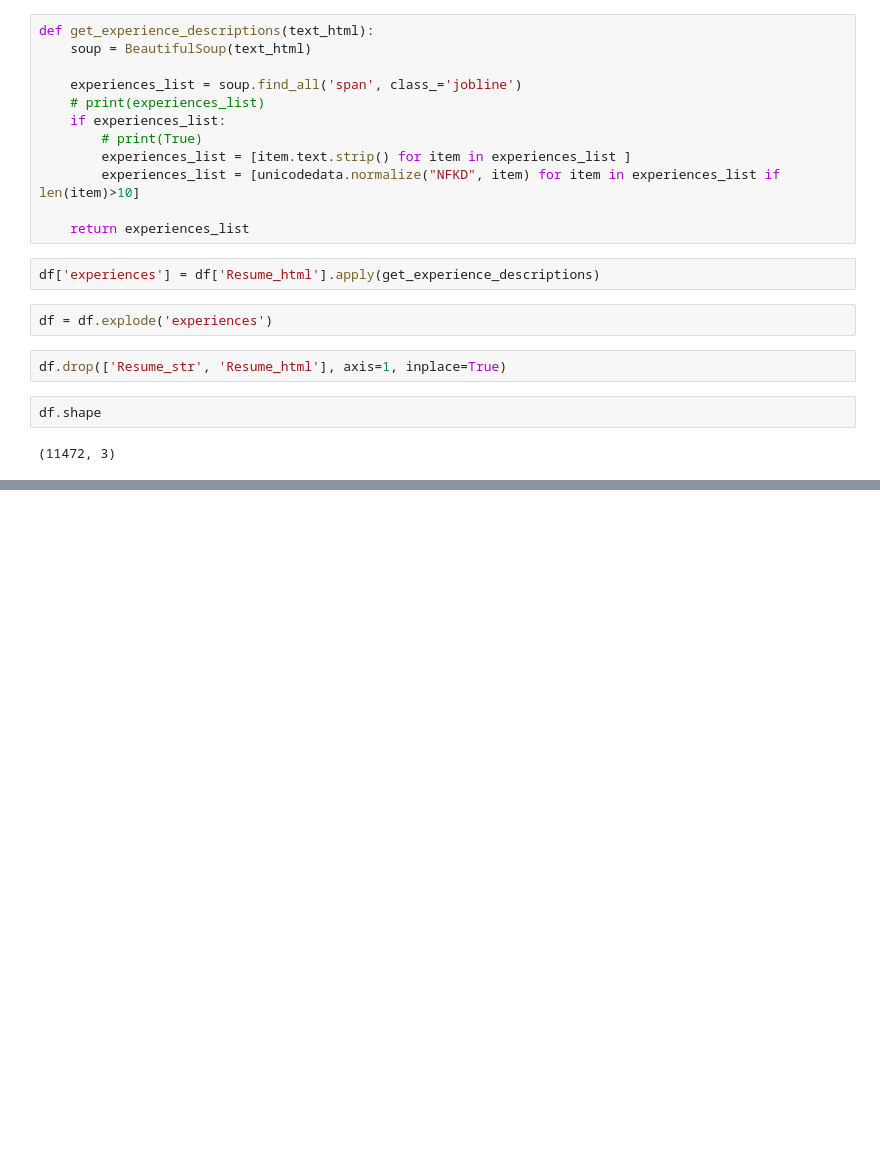
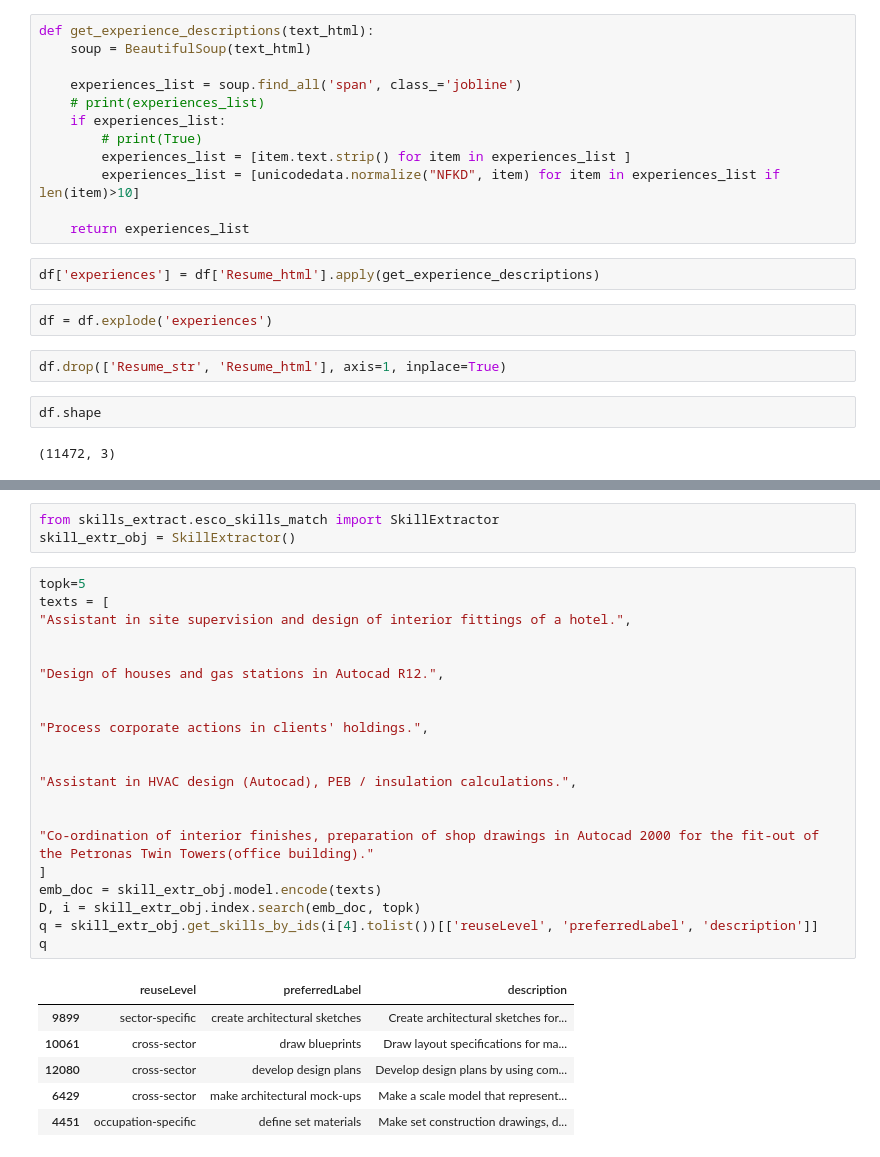
Before and after one commit to ikonstas-ds/Resume2Skill-SE, a Jupyter notebook: test.ipynb, the cells around one changed output, grey strips where cells are left out. Drawn from its saved outputs; the diff is of its cells as text; blank space fills up the shorter version.

```diff
--- a/test.ipynb
+++ b/test.ipynb
@@ -55,0 +255,31 @@ df.to_dict(orient='records')
+# %%
+from skills_extract.esco_skills_match import SkillExtractor
+skill_extr_obj = SkillExtractor()
+# %%
+topk=5
+texts = [
+"Assistant in site supervision and design of interior fittings of a hotel.",
+
+
+"Design of houses and gas stations in Autocad R12.",
+
+
+"Process corporate actions in clients' holdings.",
+
+
+"Assistant in HVAC design (Autocad), PEB / insulation calculations.",
+
+
+"Co-ordination of interior finishes, preparation of shop drawings in Autocad 2000 for the fit-out of the Petronas Twin Towers(office building)."
+]
+emb_doc = skill_extr_obj.model.encode(texts)
+D, i = skill_extr_obj.index.search(emb_doc, topk)
+q = skill_extr_obj.get_skills_by_ids(i[4].tolist())[['reuseLevel', 'preferredLabel', 'description']]
+q
+# %% [output]
+|  | reuseLevel | preferredLabel | description |
+| 9899 | sector-specific | create architectural sketches | Create architectural sketches for... |
+| 10061 | cross-sector | draw blueprints | Draw layout specifications for ma... |
+| 12080 | cross-sector | develop design plans | Develop design plans by using com... |
+| 6429 | cross-sector | make architectural mock-ups | Make a scale model that represent... |
+| 4451 | occupation-specific | define set materials | Make set construction drawings, d... |
```
Also changed, not shown: parts of 31 cells of this notebook.
